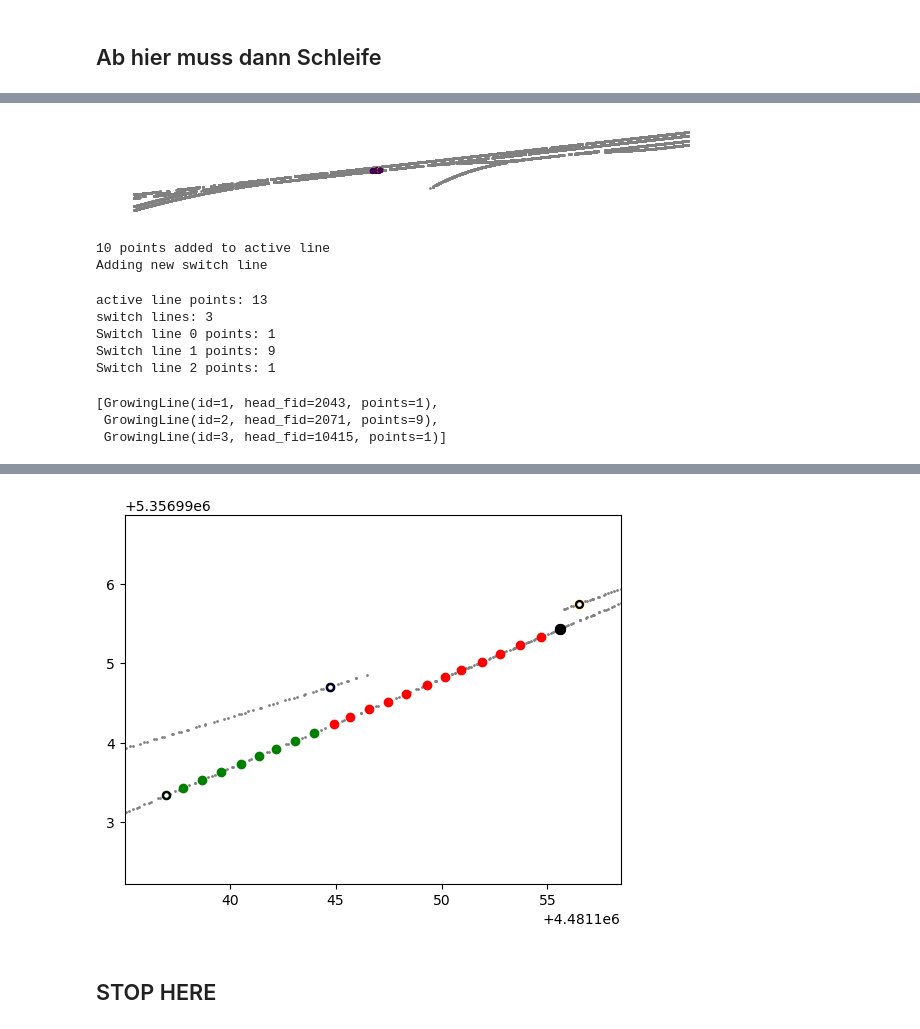
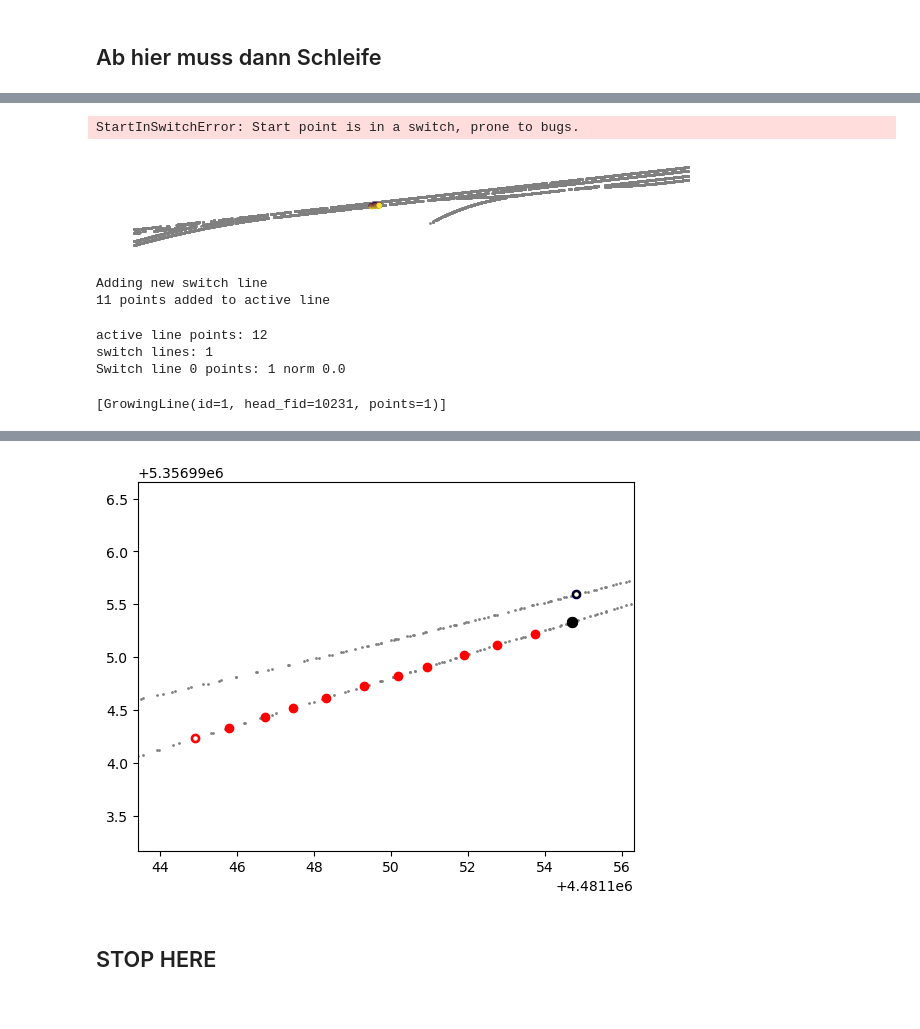
Before and after one commit to florianneukirchen/gleis-versuche, a Jupyter notebook: 51_stage3_ohne_schleife.ipynb, the cells around one changed output, grey strips where cells are left out. Cells and saved outputs as stored; diff of their text form; code cells hidden in the pictures.

```diff
--- a/51_stage3_ohne_schleife.ipynb
+++ b/51_stage3_ohne_schleife.ipynb
@@ -88,0 +91,3 @@ OGRFeature(viele):2032
+# %%
+feature = layer.GetFeature(2033)
+feature
@@ -92,6 +105,7 @@ active_line = GrowingLine.from_feature(feature)
 first_fid = None
 first_xyz = None
 first_direction = None
+first_iteration = True
 # %% [markdown]
 ## Ab hier muss dann Schleife
 # %%
@@ -112,12 +128,13 @@ if len(xyz) < 3:
 # %%
 labels = ransac_lines(xyz, threshold=0.05, max_iterations=20)
+max_label = labels.max()
 
 x = xyz[:, 0]
 y = xyz[:, 1]
 
 fig, ax = plt.subplots()
 sc = ax.scatter(x, y, c=labels, cmap='viridis', s=10)
-plt.colorbar(sc)
+# plt.colorbar(sc)
 #equal aspect ratio
 ax.set_aspect('equal', adjustable='box')
 # %% [output]
@@ -125,3 +142,14 @@ ax.set_aspect('equal', adjustable='box')
+# %%
+# If the start point is in a switch, it causes all kinds of problems
+if first_iteration and max_label > 0:
+    # Create another line and stop here
+    feature = layer.GetNextFeature()
+    active_line = GrowingLine.from_feature(feature)
+    first_iteration = True
+    raise StartInSwitchError
+first_iteration = False
+# %% [output]
+StartInSwitchError: Start point is in a switch, prone to bugs.
 # %%
 fig, ax = plt.subplots()
 ax.scatter(all_points[:, 0], all_points[:, 1], c='gray', s=1)
@@ -131,7 +159,7 @@ ax.set_axis_off()
 fig.tight_layout()
 fig.savefig("current_ransac_lines.png", dpi=300, bbox_inches='tight', pad_inches=0)
 # %% [output]
-[figure, old version]
+[figure, new version]
 # %%
 remove_points(fids[labels == -1], layer)
 # %%
@@ -187,25 +215,21 @@ else:
             first_xyz = cluster[0]
             first_direction = directions_cluster[0]
 # %% [output]
-10 points added to active line
 Adding new switch line
+11 points added to active line
 # %%
 print("active line points:", len(active_line.points))
 print("switch lines:", len(active_line.switch))
 for i, switch in enumerate(active_line.switch):
-    print(f"Switch line {i} points:", len(switch.points))
+    print(f"Switch line {i} points:", len(switch.points), "norm", np.linalg.norm(switch.head_xyz - switch.start_xyz))
 # %% [output]
-active line points: 13
-switch lines: 3
-Switch line 0 points: 1
-Switch line 1 points: 9
-Switch line 2 points: 1
+active line points: 12
+switch lines: 1
+Switch line 0 points: 1 norm 0.0
 # %%
 active_line.switch
 # %% [output]
-[GrowingLine(id=1, head_fid=2043, points=1),
- GrowingLine(id=2, head_fid=2071, points=9),
- GrowingLine(id=3, head_fid=10415, points=1)]
+[GrowingLine(id=1, head_fid=10231, points=1)]
 # %%
 fig, ax = plt.subplots()
 
@@ -221,10 +245,12 @@ for i, switch in enumerate(active_line.switch):
     points = np.array(switch.points)
     ax.scatter(points[:, 0], points[:, 1], c=colors[i % len(colors)])
     ax.scatter(switch.head_xyz[0], switch.head_xyz[1], c='black', s=30, label='Head')
-    ax.scatter(switch.start_xyz[0], switch.start_xyz[1], c='white', s=5)
+    if switch.start_fid is not None:
+        ax.scatter(switch.start_xyz[0], switch.start_xyz[1], c='white', s=5)
 
 ax.scatter(active_line.head_xyz[0], active_line.head_xyz[1], c='black', s=50, label='Head')
-
+if active_line.start_fid is not None:
+    ax.scatter(active_line.start_xyz[0], active_line.start_xyz[1], c='white', s=5)
 
 x_lim = ax.get_xlim()
 y_lim = ax.get_ylim()
@@ -241,4 +267,4 @@ ax.set_ylim(y_lim)
-[figure, old version]
+[figure, new version]
 # %% [markdown]
 ## STOP HERE
 # %%
```
Also changed, not shown: parts of 11 cells of this notebook, 3 other files.
